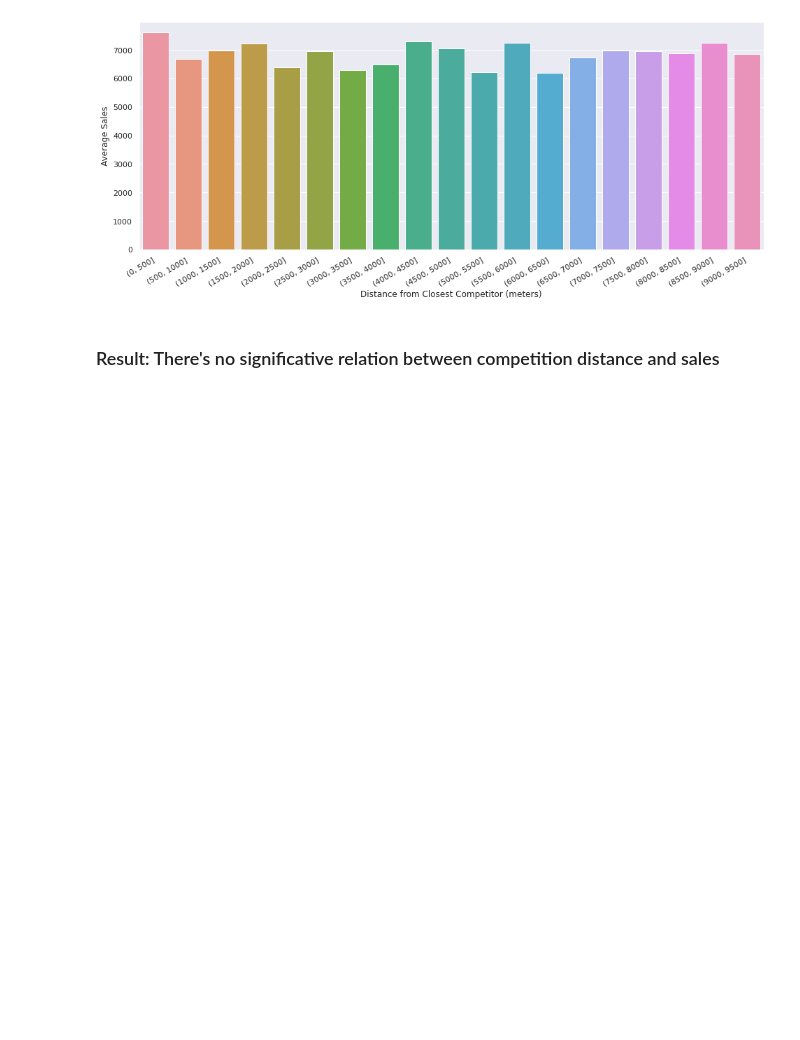
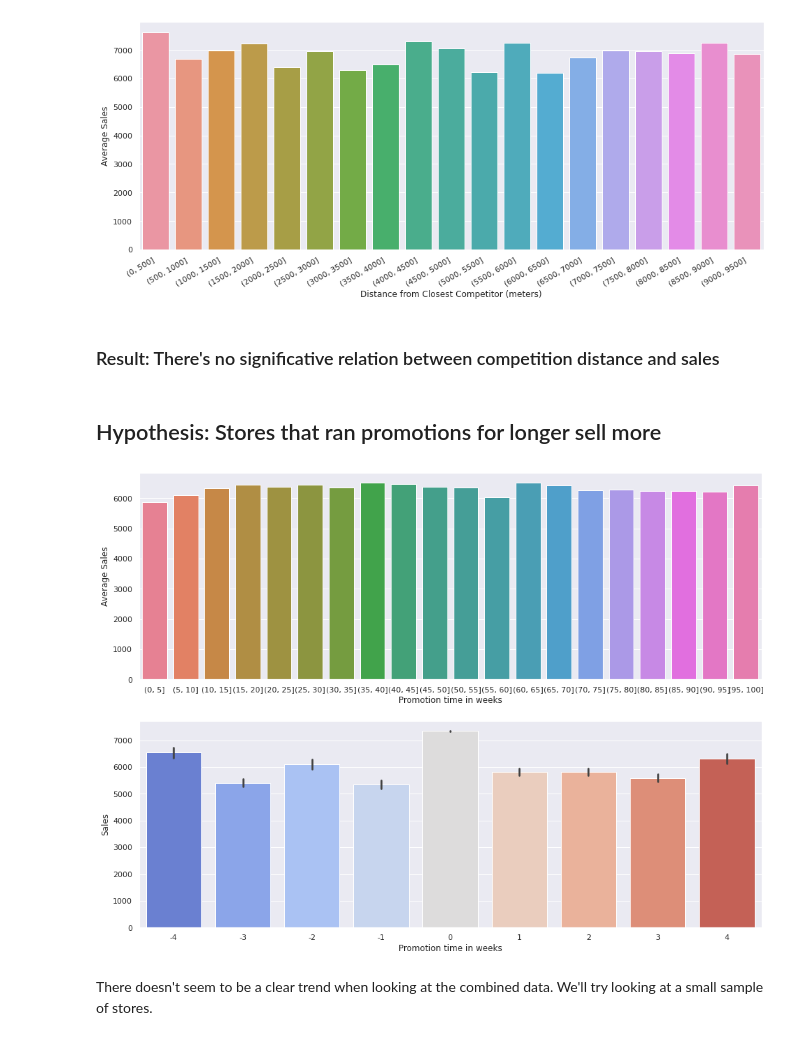
Before and after one commit to brenosakaguti/rossman-sales-prediction, a Jupyter notebook: rossman_sales_prediction.ipynb, the cells around one changed output. Cells and saved outputs as stored; diff of their text form; code cells hidden in the pictures; blank space fills up the shorter version.

Commit message:
Added test of second hypothesis

```diff
--- a/rossman_sales_prediction.ipynb
+++ b/rossman_sales_prediction.ipynb
@@ -183,3 +184,22 @@ plt.xticks(rotation=30, horizontalalignment="right");
 [figure]
 # %% [markdown]
 ### Result: There's no significative relation between competition distance and sales
+# %% [markdown]
+## Hypothesis: Stores that ran promotions for longer sell more
+# %%
+fig, ax = plt.subplots(figsize=(16,12))
+aux = df3[["Sales", "Promo2SinceWeeks"]].copy()
+aux["TimeBinned"] = pd.cut(aux["Promo2SinceWeeks"], bins=range(0,105,5))
+aux2 = aux[["TimeBinned", "Sales"]].groupby("TimeBinned").mean().reset_index()
+ax1 = plt.subplot(2,1,1)
+sns.barplot(x="TimeBinned", y="Sales", data=aux2, palette="husl")
+ax1.set_xlabel("Promotion time in weeks")
+ax1.set_ylabel("Average Sales")
+ax2 = plt.subplot(2,1,2)
+sns.barplot(x="Promo2SinceWeeks", y="Sales", data=aux[(aux["Promo2SinceWeeks"]>-5) & (aux["Promo2SinceWeeks"]<5)], palette="coolwarm")
+ax2.set_xlabel("Promotion time in weeks")
+ax1.set_ylabel("Average Sales");
+# %% [output]
+[figure, added]
+# %% [markdown]
+There doesn't seem to be a clear trend when looking at the combined data. We'll try looking at a small sample of stores.
```
Also changed, not shown: parts of 9 cells of this notebook.
